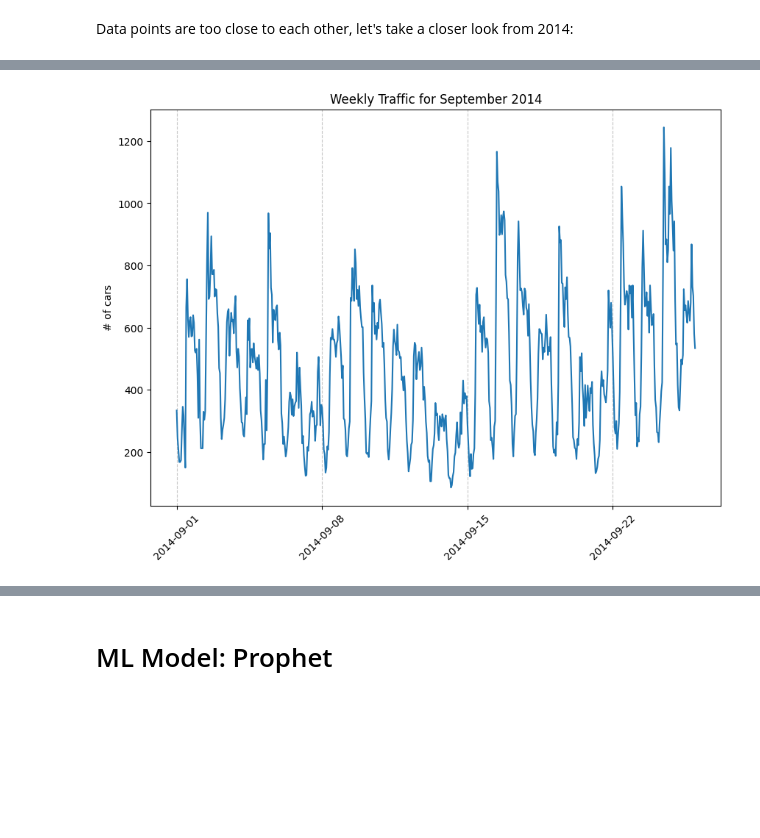
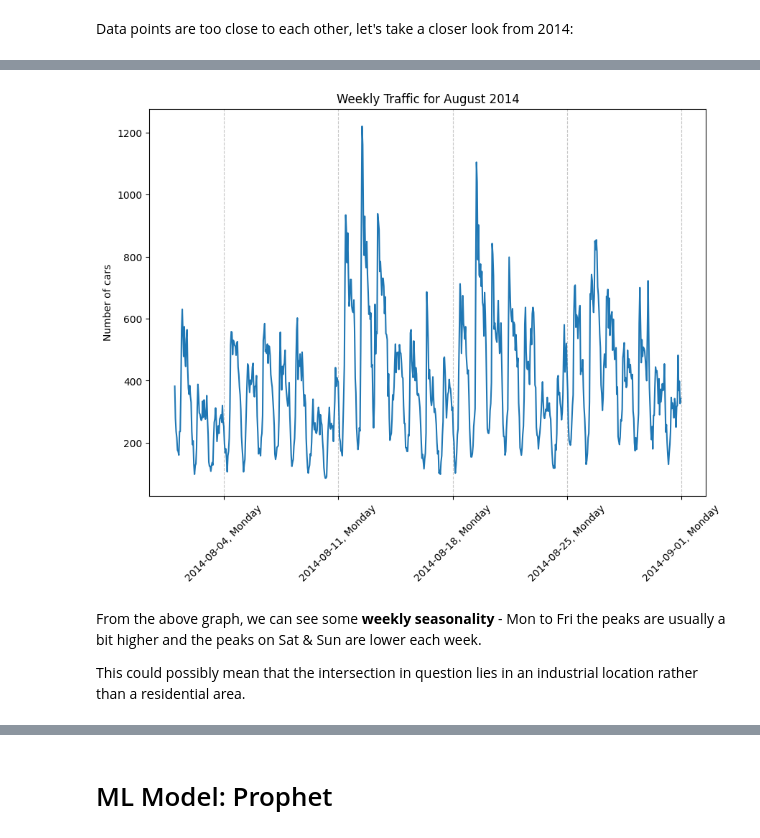
Before and after one commit to rkaushick-neu/traffic-forecasting, a Jupyter notebook: traffic_forecast_1.ipynb, the cells around one changed output, grey strips where cells are left out. Cells and saved outputs as stored; diff of their text form; code cells hidden in the pictures; blank space fills up the shorter version.

Commit message:
Redid the eda - this time only on the training data (issue #5)

```diff
--- a/traffic_forecast_1.ipynb
+++ b/traffic_forecast_1.ipynb
@@ -61,3 +60,10 @@ Data columns (total 3 columns):
  2   Count     18288 non-null  int64
 dtypes: datetime64[ns](1), int64(2)
 memory usage: 428.8 KB
+# %%
+# setting the index of the dataframe to the datetime field
+df.set_index('Datetime', inplace=True)
+
+# removing unnecessary columns
+df = df.drop('ID', axis=1)
+df.head()
@@ -100,18 +161,22 @@ Text(0, 0.5, '# of cars')
 # %%
-# Filter the DataFrame for records from 2014 Sep onwards
-df_filtered = df.query("Datetime >= '2014-09-01 00:00'")
+# Filter the DataFrame for records for 2014 August
+train_filtered = train.query("index >= '2014-08-01 00:00' and index < '2014-09-01 00:00'")
 
 plt.figure(figsize=(10,7))
-plt.plot(df_filtered['Datetime'], df_filtered['Count'])
-plt.title('Weekly Traffic for September 2014')
-plt.ylabel('# of cars')
+plt.plot(train_filtered.index, train_filtered['Count'])
+plt.title('Weekly Traffic for August 2014')
+plt.ylabel('Number of cars')
 
 # Generating date range with 7-day intervals
-date_range = pd.date_range(start=pd.Timestamp('2014-09-01 00:00'), end=pd.Timestamp('2014-09-22 00:00'), freq='7D')
+date_range = pd.date_range(start=pd.Timestamp('2014-08-04 00:00'), end=pd.Timestamp('2014-09-01 00:00'), freq='7D')
 
 # Setting the x-ticks to use these dates
-plt.xticks(date_range, date_range.strftime('%Y-%m-%d'), rotation=45)
-plt.grid(axis='x', linestyle='--', alpha=0.7)  # Optional: add vertical grid lines
+plt.xticks(date_range, date_range.strftime('%Y-%m-%d, %A'), rotation=45)
+plt.grid(axis='x', linestyle='--', alpha=0.7)
 # %% [output]
-[figure, old version]
+[figure, new version]
+# %% [markdown]
+From the above graph, we can see some **weekly seasonality** - Mon to Fri the peaks are usually a bit higher and the peaks on Sat & Sun are lower each week.
+
+This could possibly mean that the intersection in question lies in an industrial location rather than a residential area.
 # %%
```
Also changed, not shown: parts of 29 cells of this notebook.
